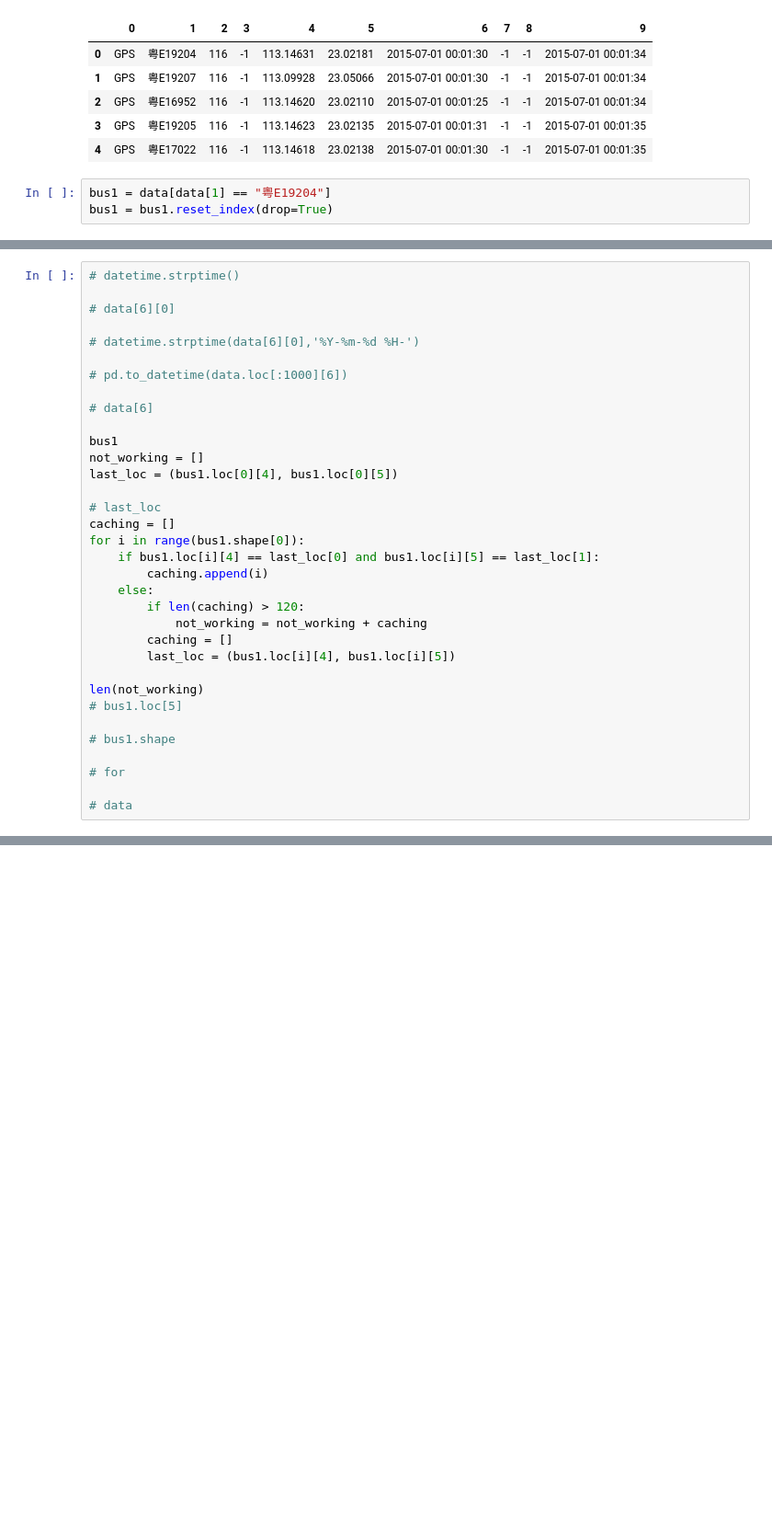
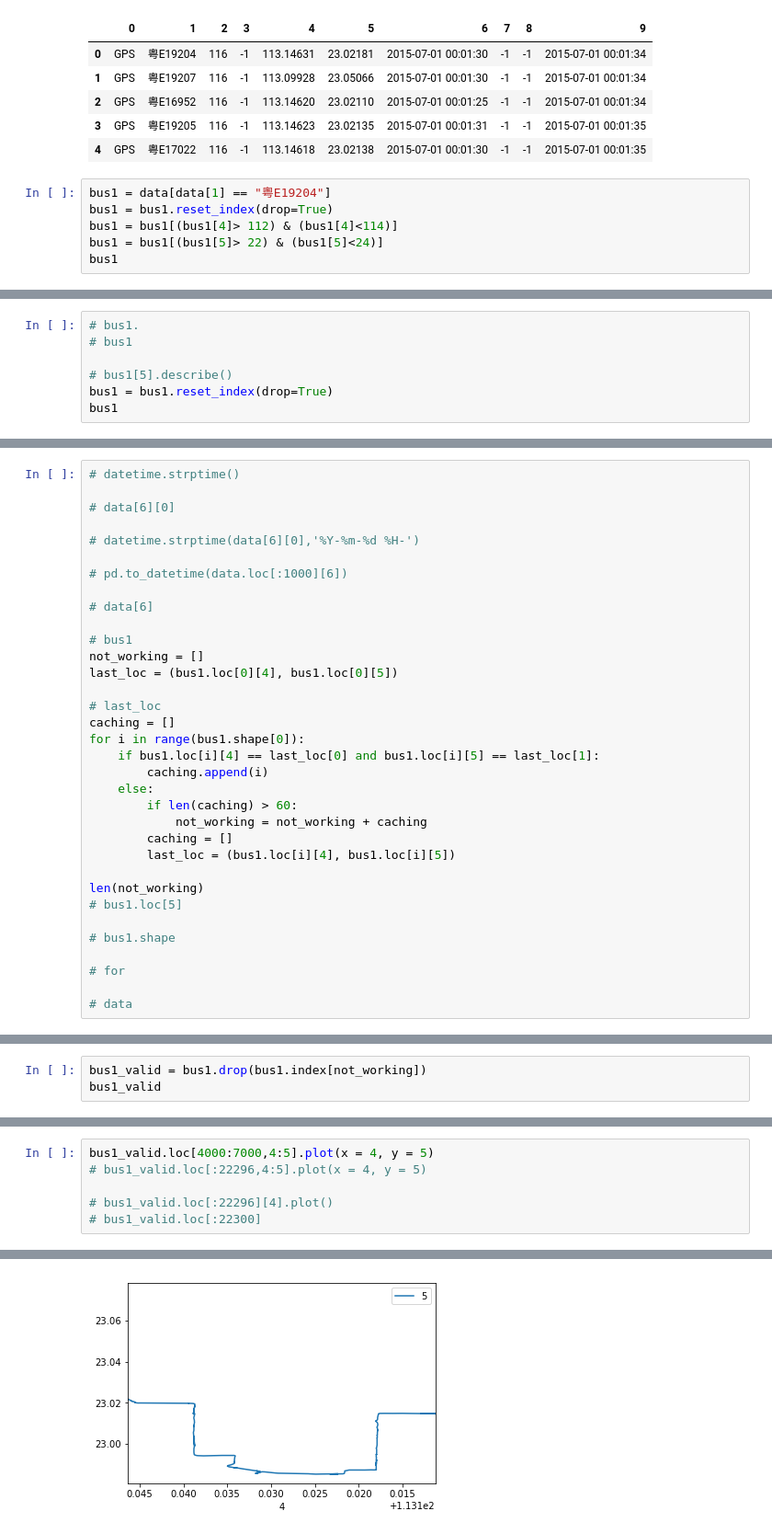
Before and after one commit to chenkf/SI699, a Jupyter notebook: data.ipynb, the cells around one changed output, grey strips where cells are left out. Shown at 92% size. Cells and saved outputs as stored; diff of their text form; blank space fills up the shorter version.

```diff
--- a/data.ipynb
+++ b/data.ipynb
@@ -16,3 +17,6 @@ data.head()
 # %%
 bus1 = data[data[1] == "粤E19204"]
 bus1 = bus1.reset_index(drop=True)
+bus1 = bus1[(bus1[4]> 112) & (bus1[4]<114)]
+bus1 = bus1[(bus1[5]> 22) & (bus1[5]<24)]
+bus1
@@ -28,0 +42,7 @@ bus1.head()
+# %%
+# bus1.
+# bus1
+
+# bus1[5].describe()
+bus1 = bus1.reset_index(drop=True)
+bus1
@@ -37,7 +76,7 @@ bus1.head()
 
 # data[6]
 
-bus1
+# bus1
 not_working = []
 last_loc = (bus1.loc[0][4], bus1.loc[0][5])
 
@@ -47,7 +86,7 @@ for i in range(bus1.shape[0]):
     if bus1.loc[i][4] == last_loc[0] and bus1.loc[i][5] == last_loc[1]:
         caching.append(i)
     else:
-        if len(caching) > 120:
+        if len(caching) > 60:
             not_working = not_working + caching
         caching = []
         last_loc = (bus1.loc[i][4], bus1.loc[i][5])
@@ -77,0 +104,3 @@ caching[:10]
+# %%
+bus1_valid = bus1.drop(bus1.index[not_working])
+bus1_valid
@@ -77,0 +133,7 @@ caching[:10]
+# %%
+bus1_valid.loc[4000:7000,4:5].plot(x = 4, y = 5)
+# bus1_valid.loc[:22296,4:5].plot(x = 4, y = 5)
+
+# bus1_valid.loc[:22296][4].plot()
+# bus1_valid.loc[:22300]
+# %% [output]
@@ -77,0 +141 @@ caching[:10]
+[figure, added]
```
Also changed, not shown: parts of 11 cells of this notebook.
